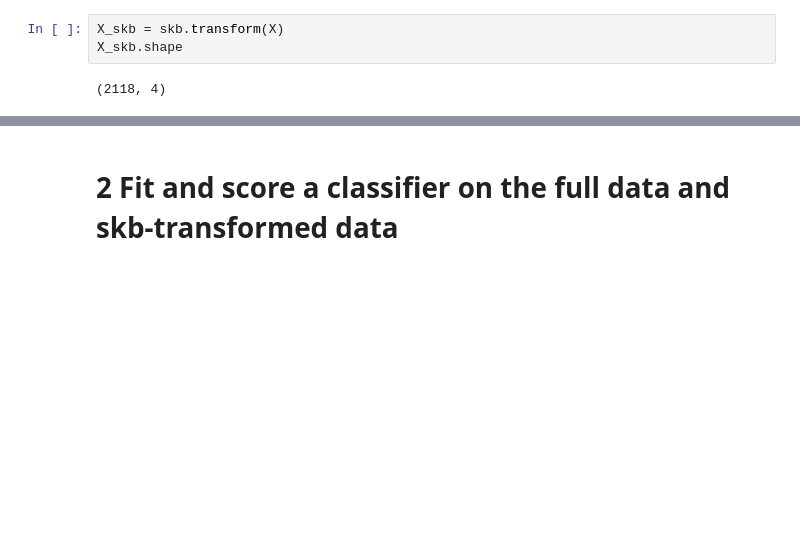
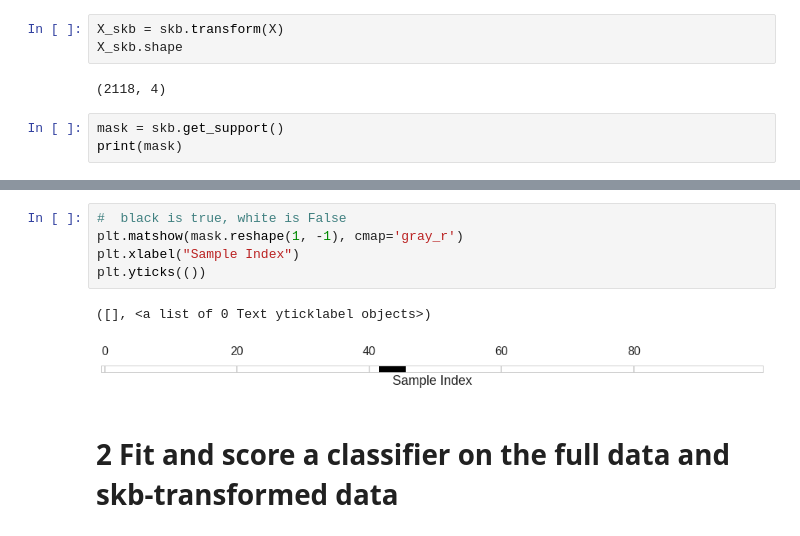
Before and after one commit to llcheng01/unit-4_final_project, a Jupyter notebook: data_exploration.ipynb, the cells around one changed output, grey strips where cells are left out. Saved outputs shown, nothing was run; the diff lists cells and outputs as text; blank space fills up the shorter version.

```diff
--- a/data_exploration.ipynb
+++ b/data_exploration.ipynb
@@ -261,3 +261,6 @@ X_skb = skb.transform(X)
 X_skb.shape
 # %% [output]
 (2118, 4)
+# %%
+mask = skb.get_support()
+print(mask)
@@ -264,3 +277,11 @@ X_skb.shape
+# %%
+#  black is true, white is False
+plt.matshow(mask.reshape(1, -1), cmap='gray_r')
+plt.xlabel("Sample Index")
+plt.yticks(())
+# %% [output]
+([], <a list of 0 Text yticklabel objects>)
+[figure, added]
 # %% [markdown]
 # 2 Fit and score a classifier on the full data and skb-transformed data
 # %% [markdown]
```
Also changed, not shown: parts of 41 cells of this notebook.
